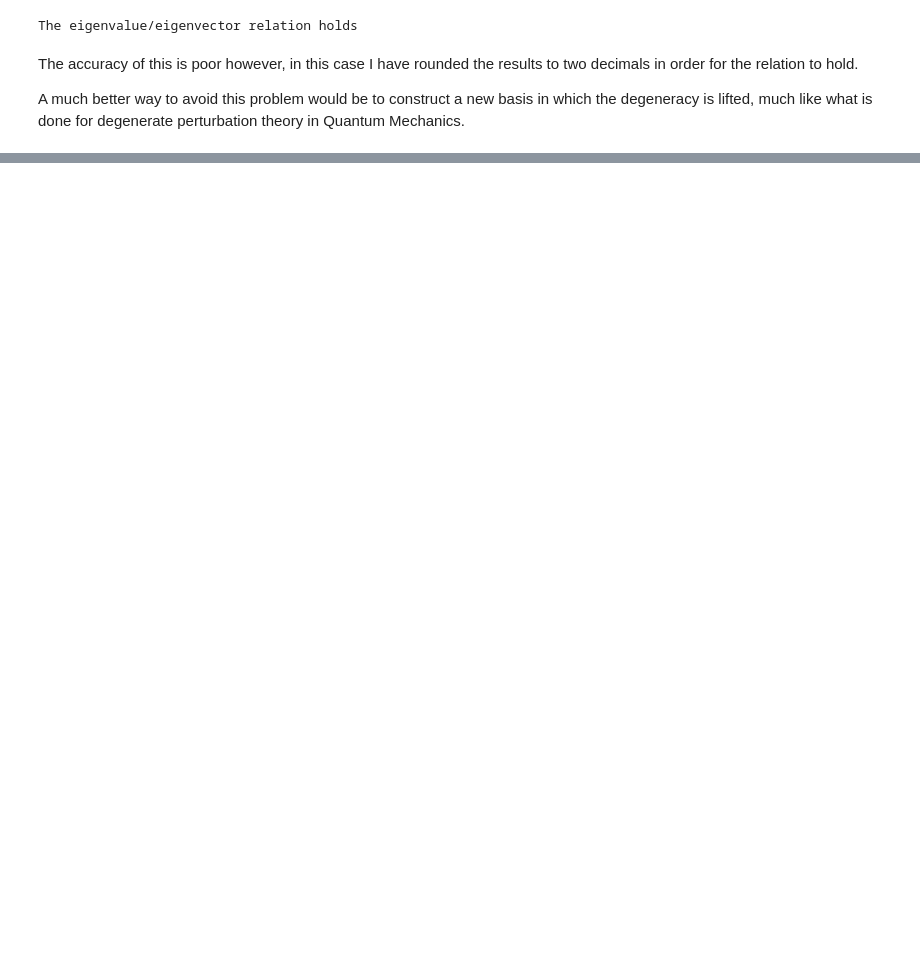
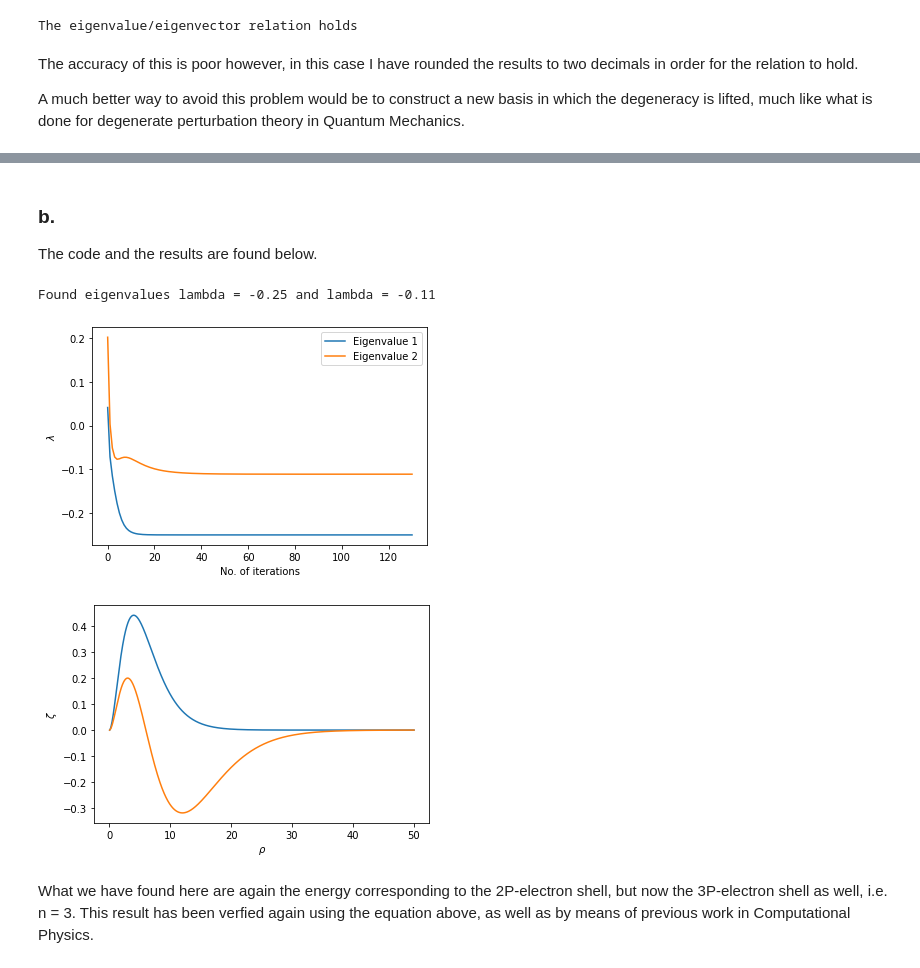
Before and after one commit to KevoSoftworks/mathematical_and_numerical_physics, a Jupyter notebook: part_3/part3.ipynb, the cells around one changed output, grey strips where cells are left out. Cells and saved outputs as stored; diff of their text form; code cells hidden in the pictures; blank space fills up the shorter version.

```diff
--- a/part_3/part3.ipynb
+++ b/part_3/part3.ipynb
@@ -220,0 +312,38 @@ A much better way to avoid this problem would be to construct a new basis in whi
+# %% [markdown]
+### b.
+The code and the results are found below.
+# %%
+res0 = []
+res1 = []
+
+zeta1 = 2*rng.random(len(rho[1:-1])) - 1
+zeta1 /= np.linalg.norm(zeta1)
+
+zeta2 = 2*rng.random(len(rho[1:-1])) - 1
+zeta2 /= np.linalg.norm(zeta2)
+
+for eig_val, eig_vec in sparse_double_sipi(diag, off_diag, zeta1, zeta2, shift=shift):
+    res0.append(eig_val[0])
+    res1.append(eig_val[1])
+
+eig_vec[0] /= np.sqrt(h)
+eig_vec[1] /= np.sqrt(h)
+
+plt.plot(range(len(res0)), res0, label="Eigenvalue 1")
+plt.plot(range(len(res1)), res1, label="Eigenvalue 2")
+plt.xlabel("No. of iterations")
+plt.ylabel(r"$\lambda$")
+plt.legend()
+plt.figure()
+plt.plot(rho, [0, *eig_vec[0], 0], label="Eigenvalue 1")
+plt.plot(rho, [0, *eig_vec[1], 0], label="Eigenvalue 2")
+plt.xlabel(r"$\rho$")
+plt.ylabel(r"$\zeta$")
+
+print(f"Found eigenvalues lambda = {eig_val[0]:.2f} and lambda = {eig_val[1]:.2f}")
+# %% [output]
+Found eigenvalues lambda = -0.25 and lambda = -0.11
+[figure, added]
+[figure, added]
+# %% [markdown]
+What we have found here are again the energy corresponding to the 2P-electron shell, but now the 3P-electron shell as well, i.e. n = 3. This result has been verfied again using the equation above, as well as by means of previous work in Computational Physics.
```
Also changed, not shown: parts of 13 cells of this notebook, 2 other files.
